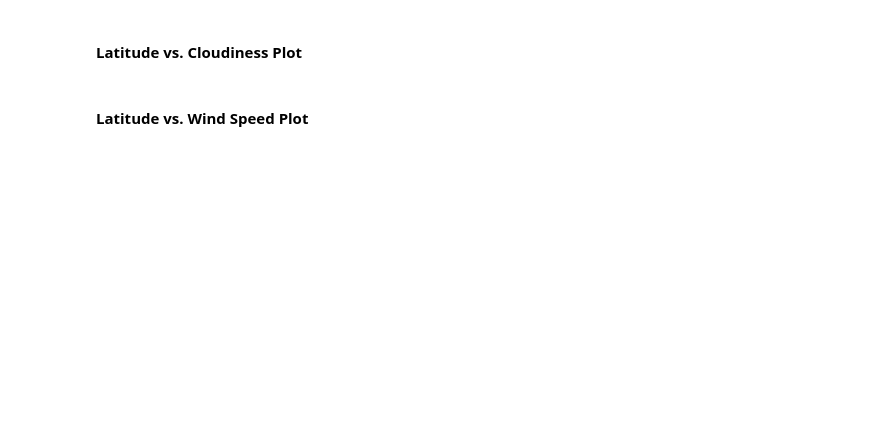
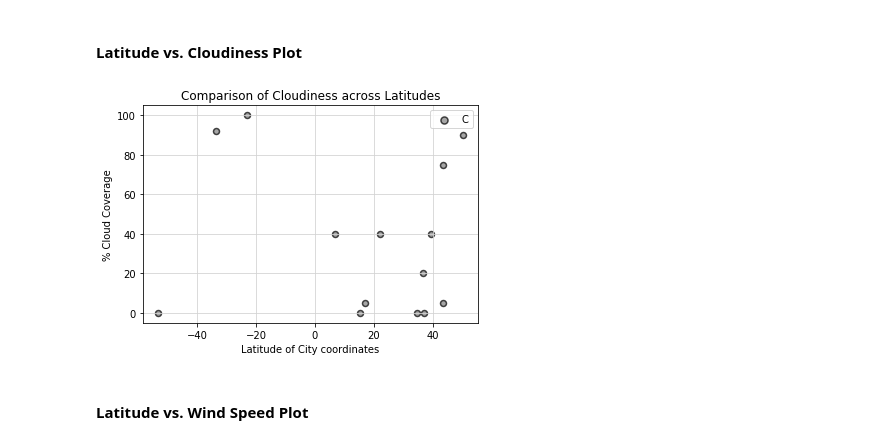
Before and after one commit to kamckeev/Weather-Api, a Jupyter notebook: WeatherPy.ipynb, the cells around one changed output. Cells and saved outputs as stored; diff of their text form; code cells hidden in the pictures; blank space fills up the shorter version.

```diff
--- a/WeatherPy.ipynb
+++ b/WeatherPy.ipynb
@@ -173,4 +202,17 @@ weather_df.head(10)
 # %% [markdown]
 #### Latitude vs. Cloudiness Plot
+# %%
+plt.scatter(weather_df["Latitude"],weather_df["Cloudiness"],color='gray', edgecolor='k',
+            linewidth= 1.5, marker='o', alpha=0.7)
+
+plt.title("Comparison of Cloudiness across Latitudes")
+plt.ylabel("% Cloud Coverage")
+plt.xlabel("Latitude of City coordinates")
+plt.grid(b=True, which='major', color='lightgray', linestyle='-')
+
+leg=plt.legend(("Cloudiness"))
+leg.legendHandles[0]._sizes=[50]
+# %% [output]
+[figure, added]
 # %% [markdown]
 #### Latitude vs. Wind Speed Plot
```
Also changed, not shown: parts of 9 cells of this notebook.
